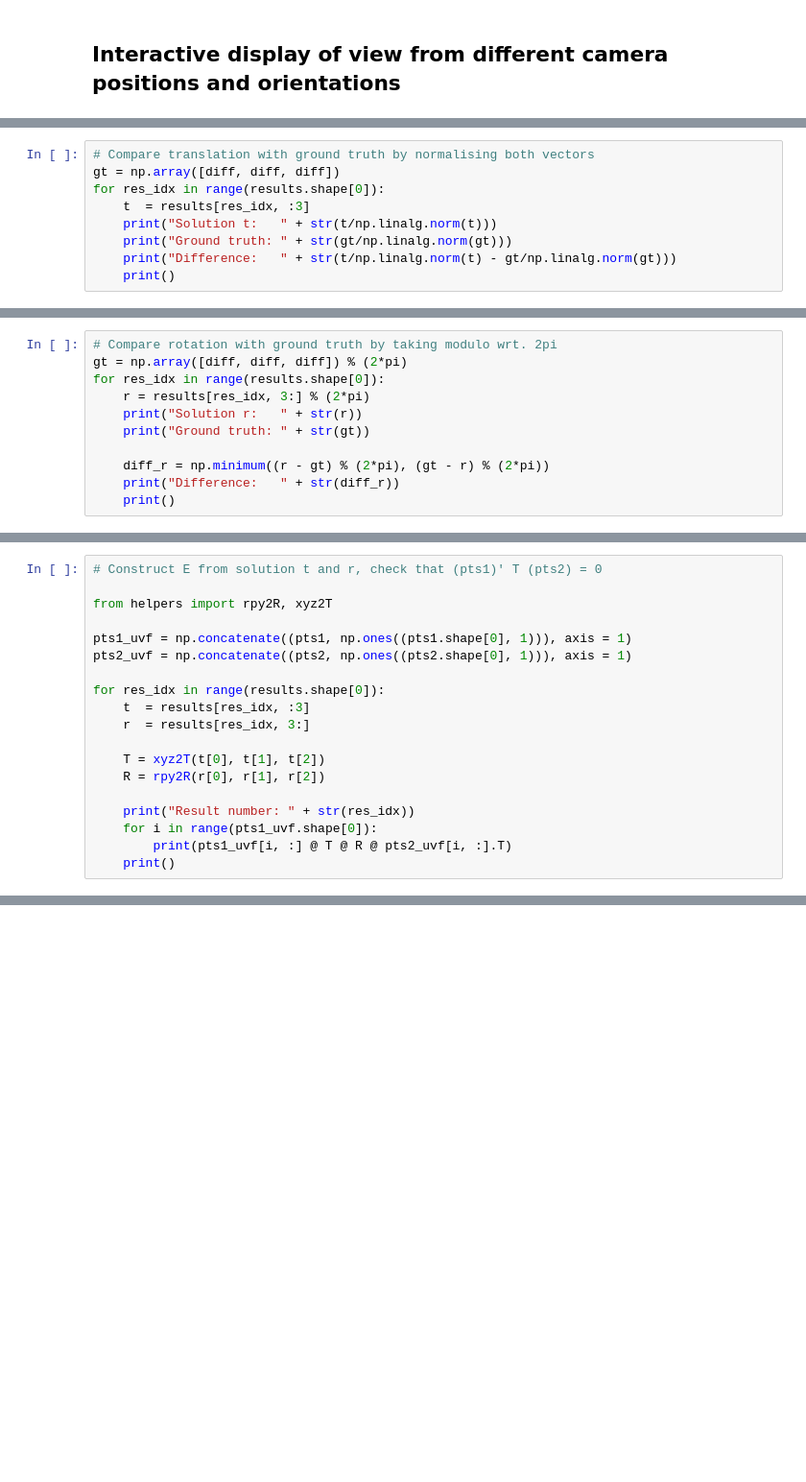
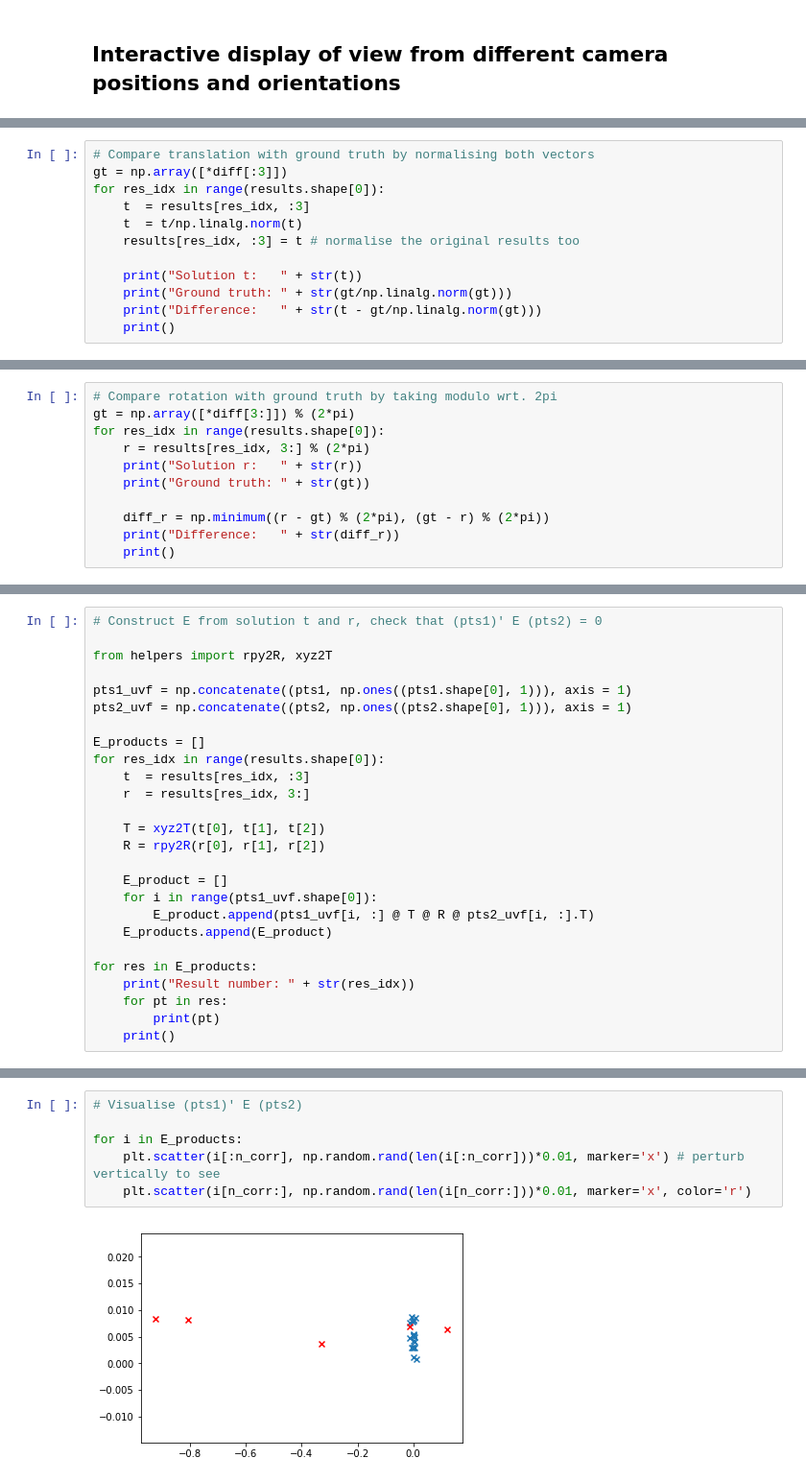
Before and after one commit to seventwoten/pcpf, a Jupyter notebook: ParticleFilter_TR.ipynb, the cells around one changed output, grey strips where cells are left out. Shown at 96% size. Drawn from its saved outputs; the diff is of its cells as text; blank space fills up the shorter version.

```diff
--- a/ParticleFilter_TR.ipynb
+++ b/ParticleFilter_TR.ipynb
@@ -427,10 +333,13 @@ plt.show()
 # %%
 # Compare translation with ground truth by normalising both vectors
-gt = np.array([diff, diff, diff])
+gt = np.array([*diff[:3]])
 for res_idx in range(results.shape[0]):
     t  = results[res_idx, :3]
-    print("Solution t:   " + str(t/np.linalg.norm(t)))
+    t  = t/np.linalg.norm(t)
+    results[res_idx, :3] = t # normalise the original results too
+
+    print("Solution t:   " + str(t))
     print("Ground truth: " + str(gt/np.linalg.norm(gt)))
-    print("Difference:   " + str(t/np.linalg.norm(t) - gt/np.linalg.norm(gt)))
+    print("Difference:   " + str(t - gt/np.linalg.norm(gt)))
     print()
 # %% [output]
@@ -440,6 +349,6 @@ Difference:   [ 0.09428441  0.156392   -0.19040067]
 # %%
 # Compare rotation with ground truth by taking modulo wrt. 2pi
-gt = np.array([diff, diff, diff]) % (2*pi)
+gt = np.array([*diff[3:]]) % (2*pi)
 for res_idx in range(results.shape[0]):
     r = results[res_idx, 3:] % (2*pi)
     print("Solution r:   " + str(r))
@@ -455,11 +364,12 @@ Difference:   [0.04967871 0.11040948 0.09500222]
 # %%
-# Construct E from solution t and r, check that (pts1)' T (pts2) = 0
+# Construct E from solution t and r, check that (pts1)' E (pts2) = 0
 
 from helpers import rpy2R, xyz2T
 
 pts1_uvf = np.concatenate((pts1, np.ones((pts1.shape[0], 1))), axis = 1)
 pts2_uvf = np.concatenate((pts2, np.ones((pts2.shape[0], 1))), axis = 1)
 
+E_products = []
 for res_idx in range(results.shape[0]):
     t  = results[res_idx, :3]
     r  = results[res_idx, 3:]
@@ -467,9 +377,15 @@ for res_idx in range(results.shape[0]):
     T = xyz2T(t[0], t[1], t[2])
     R = rpy2R(r[0], r[1], r[2])
 
+    E_product = []
+    for i in range(pts1_uvf.shape[0]):
+        E_product.append(pts1_uvf[i, :] @ T @ R @ pts2_uvf[i, :].T)
+    E_products.append(E_product)
+
+for res in E_products:
     print("Result number: " + str(res_idx))
-    for i in range(pts1_uvf.shape[0]):
-        print(pts1_uvf[i, :] @ T @ R @ pts2_uvf[i, :].T)
+    for pt in res:
+        print(pt)
     print()
 # %% [output]
 Result number: 0
@@ -491,0 +408,8 @@ Result number: 0
+# %%
+# Visualise (pts1)' E (pts2)
+
+for i in E_products:
+    plt.scatter(i[:n_corr], np.random.rand(len(i[:n_corr]))*0.01, marker='x') # perturb vertically to see
+    plt.scatter(i[n_corr:], np.random.rand(len(i[n_corr:]))*0.01, marker='x', color='r')
+# %% [output]
+[figure, added]
```
Also changed, not shown: parts of 34 cells of this notebook.
